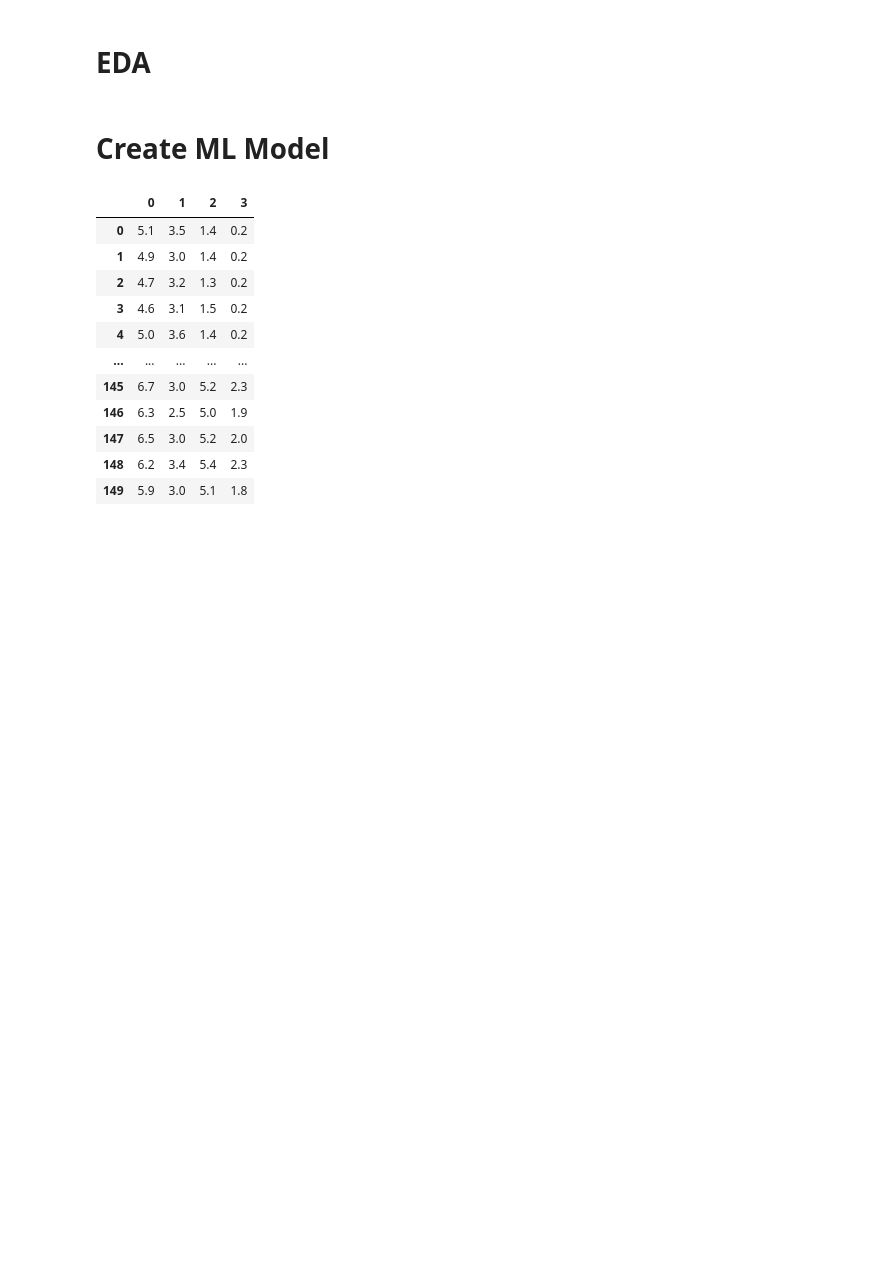
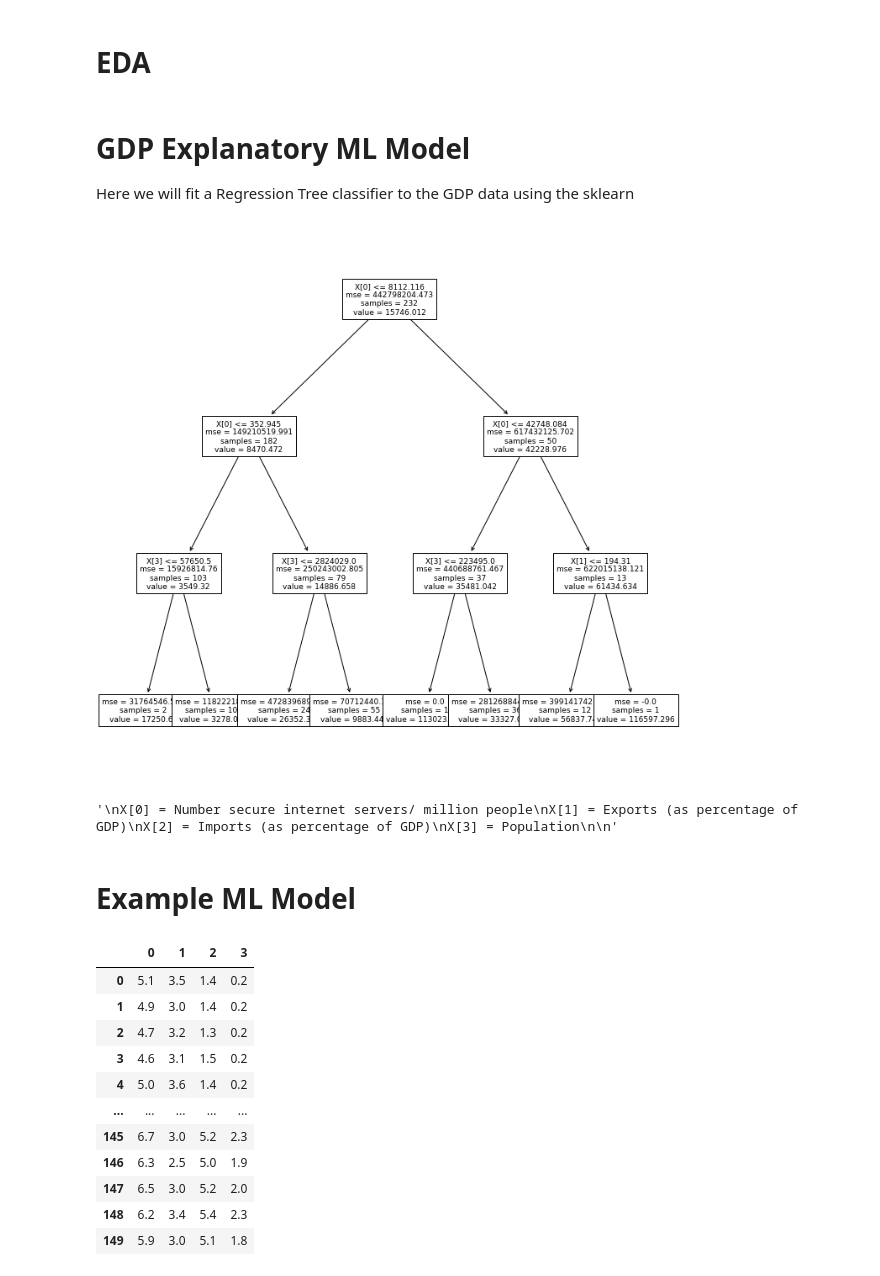
Before and after one commit to rsvpros/GDP-Machine-Learning, a Jupyter notebook: Decision_Tree_Model.ipynb, the cells around one changed output. Drawn from its saved outputs; the diff is of its cells as text; code cells hidden in the pictures; blank space fills up the shorter version.

Commit message:
Working ML Model
Now the ML Model works where you can see the tree with three levels, which involves three features.

```diff
--- a/Decision_Tree_Model.ipynb
+++ b/Decision_Tree_Model.ipynb
@@ -56,4 +66,46 @@ Number rows dropped due to NaN's:  34
 # %% [markdown]
 # EDA
+# %% [markdown]
+# GDP Explanatory ML Model
+
+Here we will fit a Regression Tree classifier to the GDP data using the sklearn
+# %%
+from sklearn.tree import DecisionTreeRegressor
+from sklearn import tree
+import matplotlib.pyplot as plt
+
+
+#Decision tree with depth provided
+#decision_tree = tree.DecisionTreeClassifier(max_depth = depth)
+
+
+
+#Set up X and y
+X = np.matrix(GDPDF.drop([ 'GDP','Country Name', 'GDPpC'], axis=1))
+
+y = np.matrix( GDPDF.GDPpC )
+y = y.reshape(-1, 1)
+
+#METHOD CALL:
+regressor = DecisionTreeRegressor(random_state = 0, max_depth = 3)
+
+model = regressor.fit(X, y)
+#print(tree.plot_tree(model))
+
+plt.figure(figsize=(12,12))  # set plot size (denoted in inches)
+tree.plot_tree(model, fontsize=9)
+plt.show()
+
+
+'''
+X[0] = Number secure internet servers/ million people
+X[1] = Exports (as percentage of GDP)
+X[2] = Imports (as percentage of GDP)
+X[3] = Population
+
+'''
+# %% [output]
+[figure, added]
+'\nX[0] = Number secure internet servers/ million people\nX[1] = Exports (as percentage of GDP)\nX[2] = Imports (as percentage of GDP)\nX[3] = Population\n\n'
 # %% [markdown]
-# Create ML Model
+# Example ML Model
```
Also changed, not shown: parts of 3 cells of this notebook, 1 other file.
